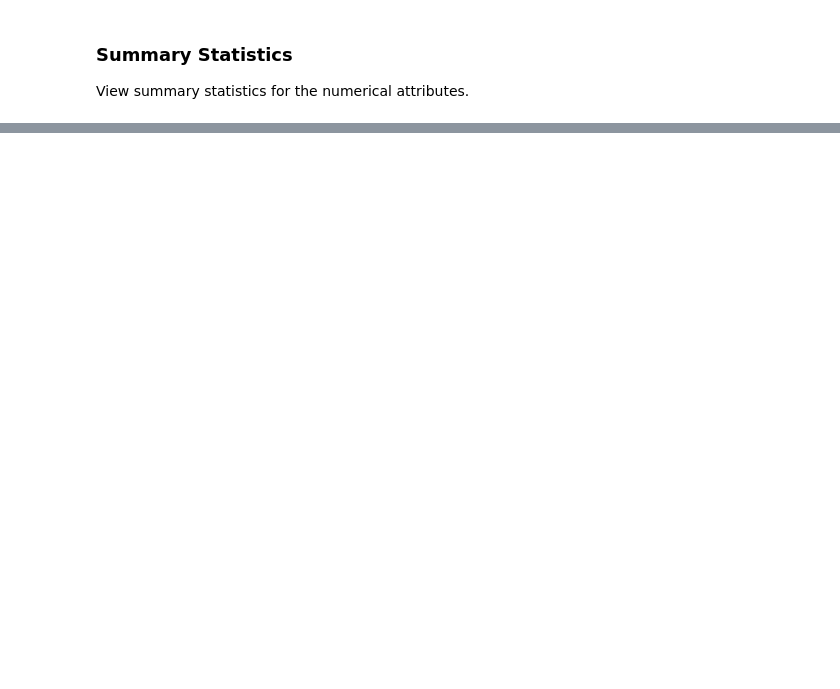
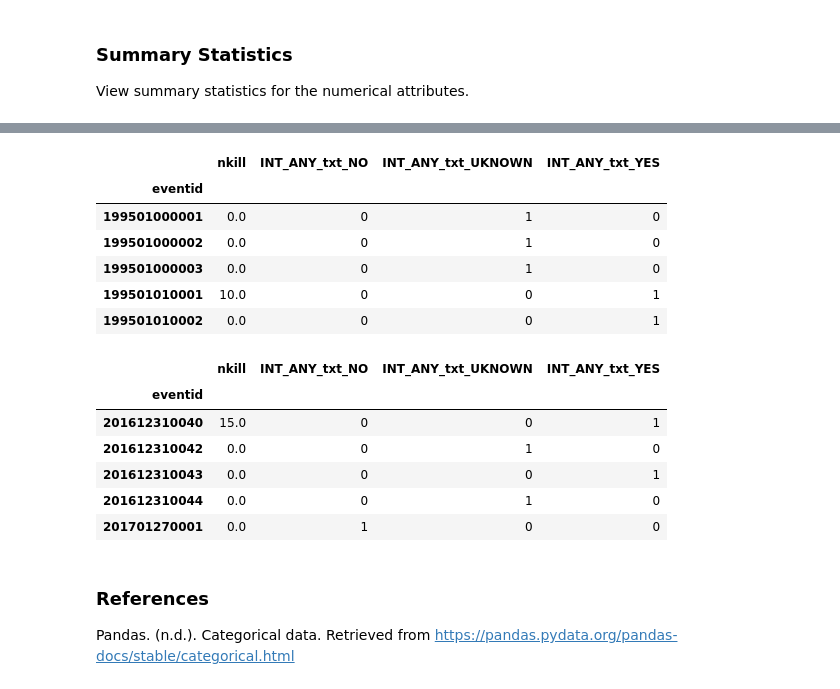
Before and after one commit to tcskowronek/predicting-terrorist-attacks, a Jupyter notebook: src/02-Exploratory-Data-Analysis.ipynb, the cells around one changed output, grey strips where cells are left out. Drawn from its saved outputs; the diff is of its cells as text; code cells hidden in the pictures; blank space fills up the shorter version.

```diff
--- a/src/02-Exploratory-Data-Analysis.ipynb
+++ b/src/02-Exploratory-Data-Analysis.ipynb
@@ -139,0 +176,23 @@ gtd_df.describe().transpose()
+# %%
+X = gtd_df[['INT_ANY_txt', 'nkill']]
+Y = pd.get_dummies(X)
+Y.head()
+Y.tail()
+# %% [output]
+|  | nkill | INT_ANY_txt_NO | INT_ANY_txt_UKNOWN | INT_ANY_txt_YES |
+| eventid |  |  |  |  |
+| 199501000001 | 0.0 | 0 | 1 | 0 |
+| 199501000002 | 0.0 | 0 | 1 | 0 |
+| 199501000003 | 0.0 | 0 | 1 | 0 |
+| 199501010001 | 10.0 | 0 | 0 | 1 |
+| 199501010002 | 0.0 | 0 | 0 | 1 |
+|  | nkill | INT_ANY_txt_NO | INT_ANY_txt_UKNOWN | INT_ANY_txt_YES |
+| eventid |  |  |  |  |
+| 201612310040 | 15.0 | 0 | 0 | 1 |
+| 201612310042 | 0.0 | 0 | 1 | 0 |
+| 201612310043 | 0.0 | 0 | 0 | 1 |
+| 201612310044 | 0.0 | 0 | 1 | 0 |
+| 201701270001 | 0.0 | 1 | 0 | 0 |
+# %% [markdown]
+### References
+Pandas. (n.d.). Categorical data. Retrieved from https://pandas.pydata.org/pandas-docs/stable/categorical.html
```
Also changed, not shown: parts of 9 cells of this notebook.
